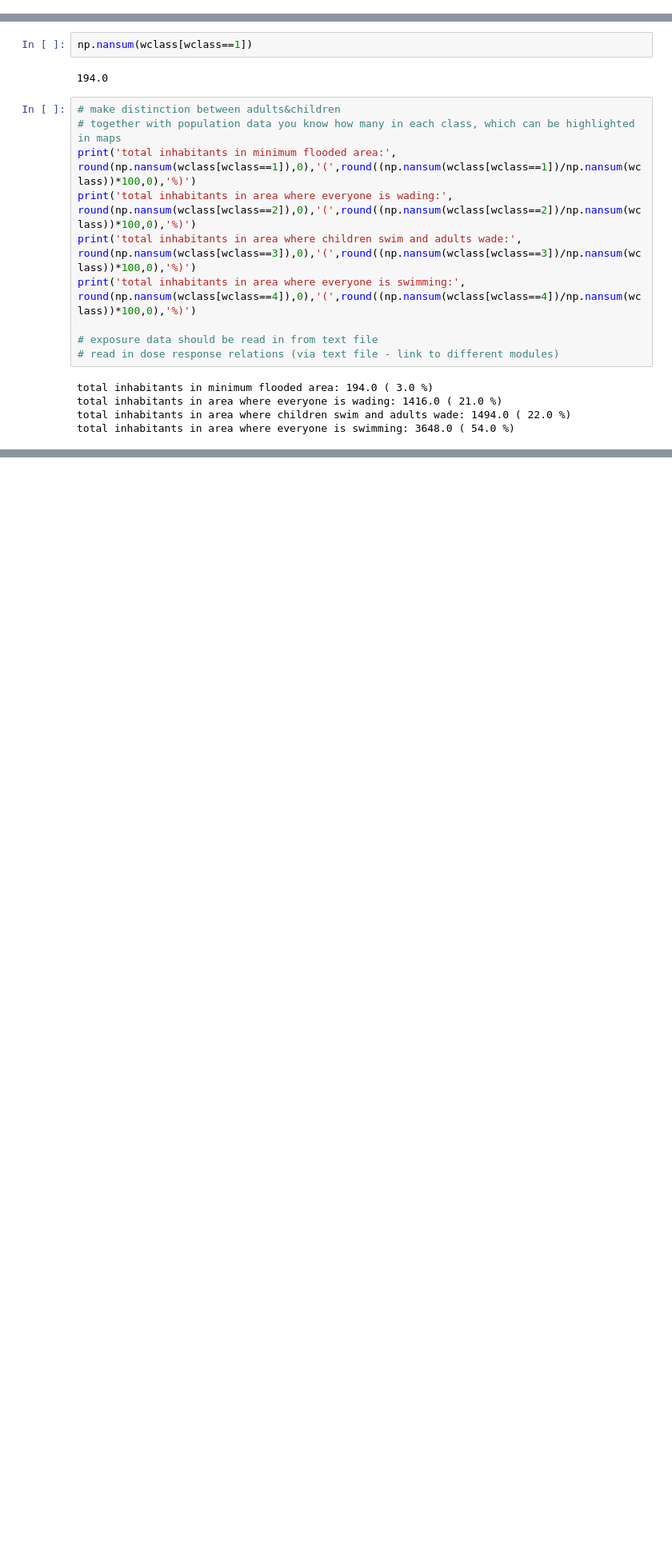
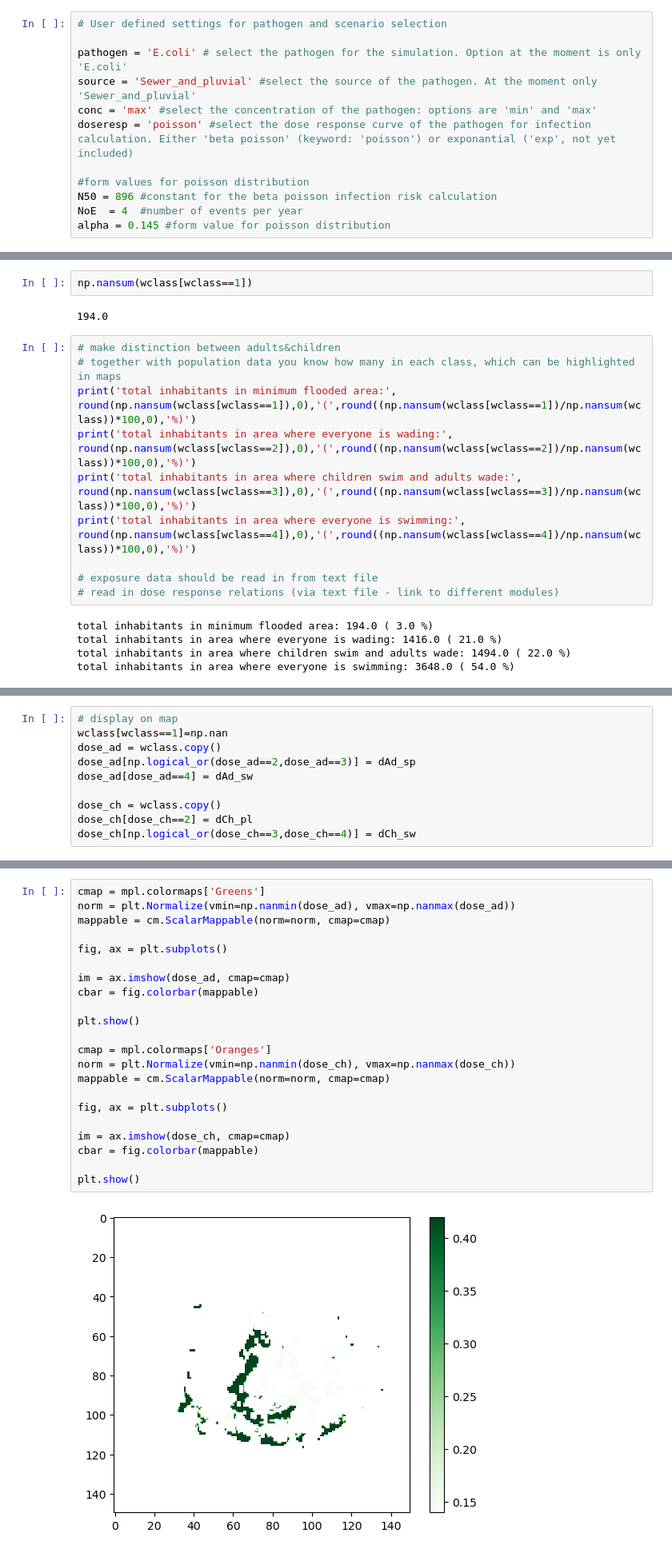
Before and after one commit to Deltares-research/FloodsAndHealthTool, a Jupyter notebook: floodhealth/sprint1_VH.ipynb, the cells around one changed output, grey strips where cells are left out. Shown: that part at 80% size. Drawn from its saved outputs; the diff is of its cells as text; blank space fills up the shorter version.

Commit message:
updated script sprint 1
added code to calculate infection risk + read in text files for scenarios and exposure

```diff
--- a/floodhealth/sprint1_VH.ipynb
+++ b/floodhealth/sprint1_VH.ipynb
@@ -16,5 +14,17 @@ import descartes # required to plot polygons
 import cartopy.io.img_tiles as cimgt
 from matplotlib.colors import ListedColormap, BoundaryNorm
+# %%
+# User defined settings for pathogen and scenario selection
+
+pathogen = 'E.coli' # select the pathogen for the simulation. Option at the moment is only 'E.coli'
+source = 'Sewer_and_pluvial' #select the source of the pathogen. At the moment only 'Sewer_and_pluvial'
+conc = 'max' #select the concentration of the pathogen: options are 'min' and 'max'
+doseresp = 'poisson' #select the dose response curve of the pathogen for infection calculation. Either 'beta poisson' (keyword: 'poisson') or exponantial ('exp', not yet included)
+
+#form values for poisson distribution
+N50 = 896 #constant for the beta poisson infection risk calculation
+NoE  = 4  #number of events per year
+alpha = 0.145 #form value for poisson distribution
 # %%
 """
 with rasterio.open('pop_dens.tif') as src:
@@ -183,0 +262,10 @@ total inhabitants in area where everyone is swimming: 3648.0 ( 54.0 %)
+# %%
+# display on map
+wclass[wclass==1]=np.nan
+dose_ad = wclass.copy()
+dose_ad[np.logical_or(dose_ad==2,dose_ad==3)] = dAd_sp
+dose_ad[dose_ad==4] = dAd_sw
+
+dose_ch = wclass.copy()
+dose_ch[dose_ch==2] = dCh_pl
+dose_ch[np.logical_or(dose_ch==3,dose_ch==4)] = dCh_sw
@@ -183,0 +274,24 @@ total inhabitants in area where everyone is swimming: 3648.0 ( 54.0 %)
+# %%
+cmap = mpl.colormaps['Greens']
+norm = plt.Normalize(vmin=np.nanmin(dose_ad), vmax=np.nanmax(dose_ad))
+mappable = cm.ScalarMappable(norm=norm, cmap=cmap)
+
+fig, ax = plt.subplots()
+
+im = ax.imshow(dose_ad, cmap=cmap)
+cbar = fig.colorbar(mappable)
+
+plt.show()
+
+cmap = mpl.colormaps['Oranges']
+norm = plt.Normalize(vmin=np.nanmin(dose_ch), vmax=np.nanmax(dose_ch))
+mappable = cm.ScalarMappable(norm=norm, cmap=cmap)
+
+fig, ax = plt.subplots()
+
+im = ax.imshow(dose_ch, cmap=cmap)
+cbar = fig.colorbar(mappable)
+
+plt.show()
+# %% [output]
+[figure, added]
```
Also changed, not shown: parts of 14 cells of this notebook, 3 other files.
